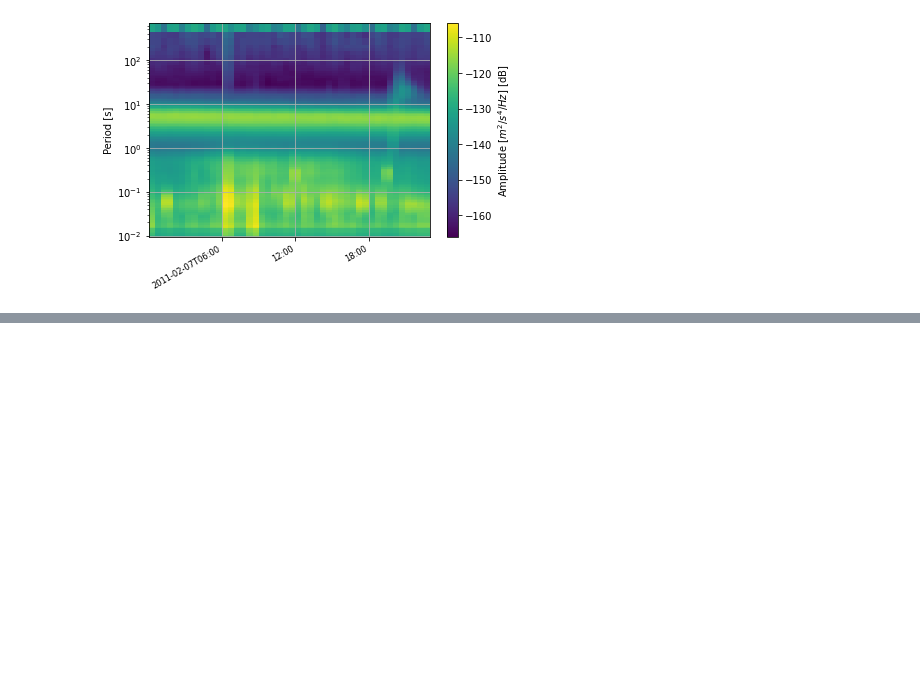
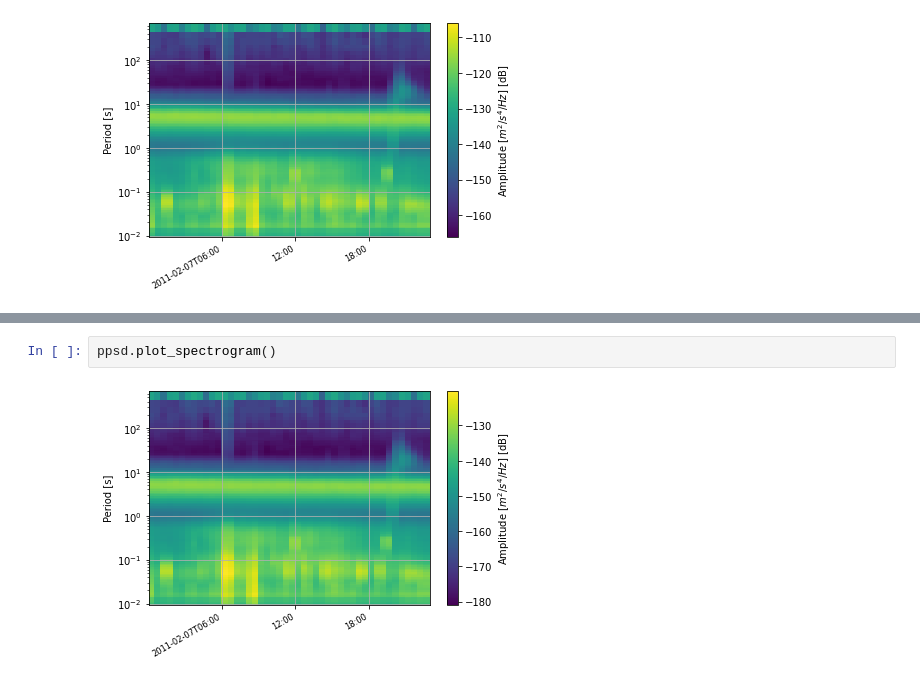
Before and after one commit to ikahbasi/ObsPy_NIGS, a Jupyter notebook: Visualizing Probabilistic Power Spectral Densities.ipynb, the cells around one changed output, grey strips where cells are left out. Drawn from its saved outputs; the diff is of its cells as text; blank space fills up the shorter version.

```diff
--- a/Visualizing Probabilistic Power Spectral Densities.ipynb
+++ b/Visualizing Probabilistic Power Spectral Densities.ipynb
@@ -44,0 +87,4 @@ ppsd.plot_spectrogram()
+# %%
+ppsd.plot_spectrogram()
+# %% [output]
+[figure, added]
```
Also changed, not shown: parts of 6 cells of this notebook, 3 other files.
